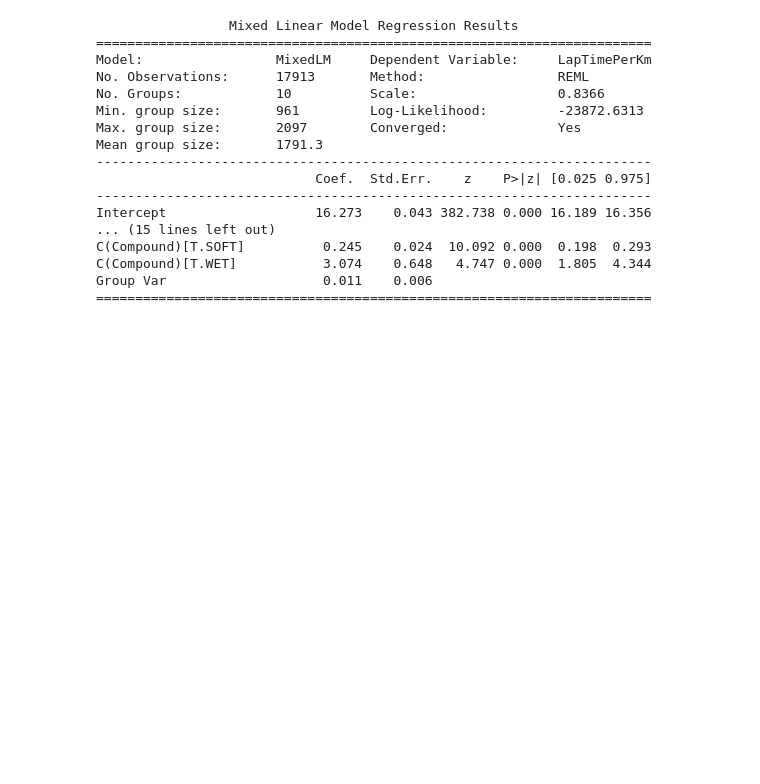
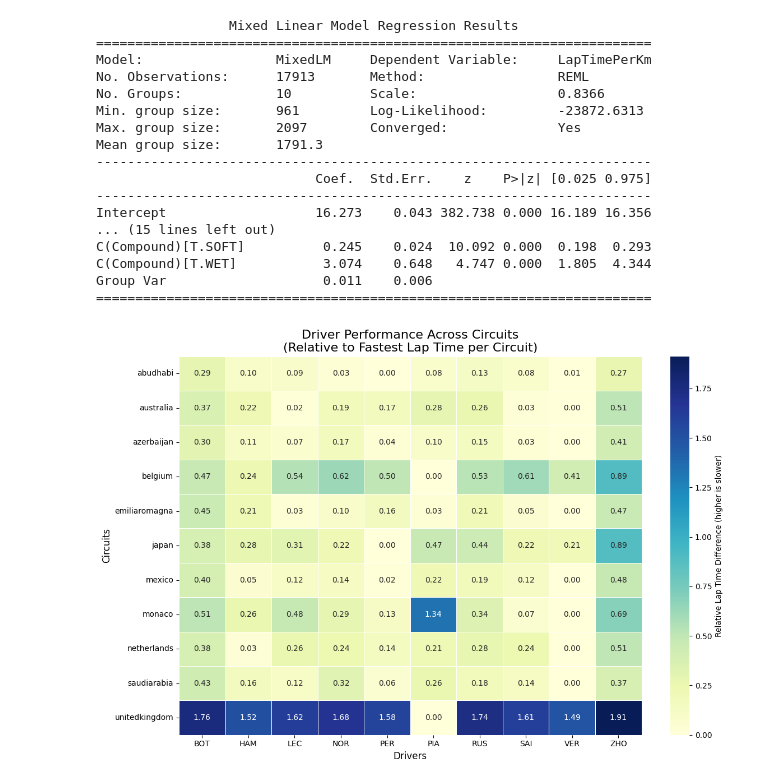
Before and after one commit to blake1407/F1Analysis, a Jupyter notebook: fastf1.ipynb, the cells around one changed output. Saved outputs shown, nothing was run; the diff lists cells and outputs as text; code cells hidden in the pictures; blank space fills up the shorter version.

Commit message:
added heatmap

```diff
--- a/fastf1.ipynb
+++ b/fastf1.ipynb
@@ -663,3 +653,34 @@ def create_dropdown_boxplot(df):
 # Create and show the figure
 fig = create_dropdown_boxplot(df)
 fig.show()
+# %%
+# Function to calculate relative performance
+def calculate_relative_performance(data):
+    # Calculate median lap time for each driver per circuit
+    performance_matrix = data.groupby(['Circuit', 'Driver'])['LapTimePerKm'].median().unstack()
+
+    # Normalize by subtracting the minimum lap time for each circuit
+    normalized_matrix = performance_matrix.subtract(performance_matrix.min(axis=1), axis=0)
+
+    return normalized_matrix
+
+# Create the performance heatmap
+def create_performance_heatmap(normalized_matrix):
+    plt.figure(figsize=(12, 8))
+    sns.heatmap(normalized_matrix,
+                cmap='YlGnBu',
+                annot=True,
+                fmt='.2f',
+                cbar_kws={'label': 'Relative Lap Time Difference (higher is slower)'},
+                linewidths=0.5)
+    plt.title('Driver Performance Across Circuits\n(Relative to Fastest Lap Time per Circuit)', fontsize=16)
+    plt.xlabel('Drivers', fontsize=12)
+    plt.ylabel('Circuits', fontsize=12)
+    plt.tight_layout()
+    plt.show()
+
+# Placeholder for actual data processing
+performance_matrix = calculate_relative_performance(df)
+create_performance_heatmap(performance_matrix)
+# %% [output]
+[figure, added]
```
Also changed, not shown: parts of 1 cell of this notebook.
